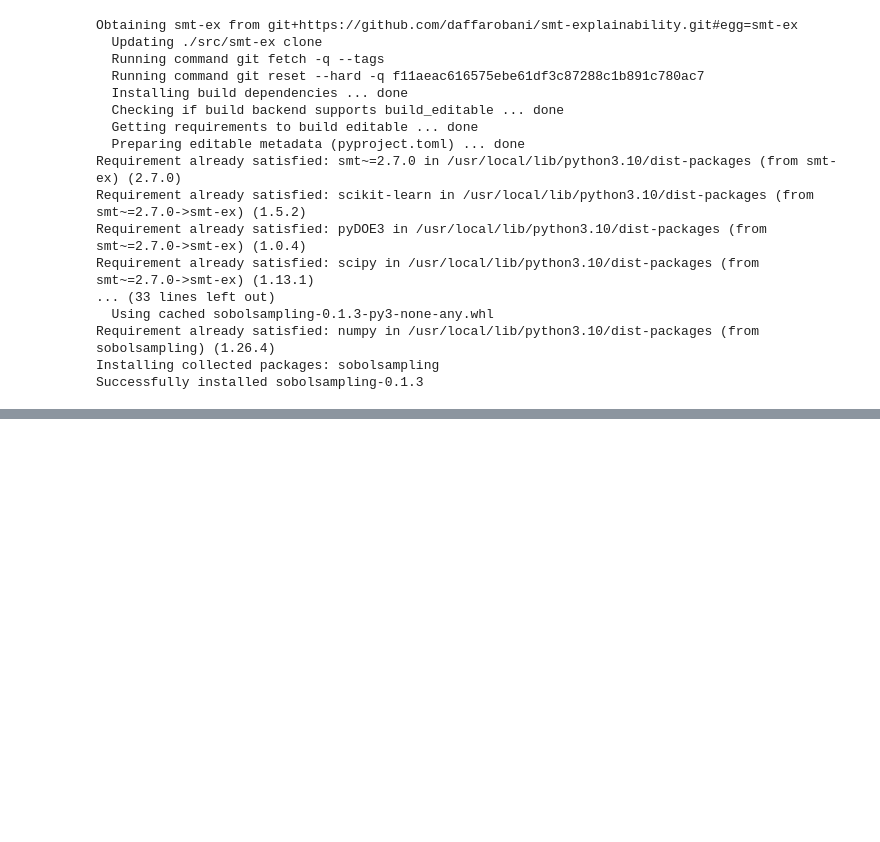
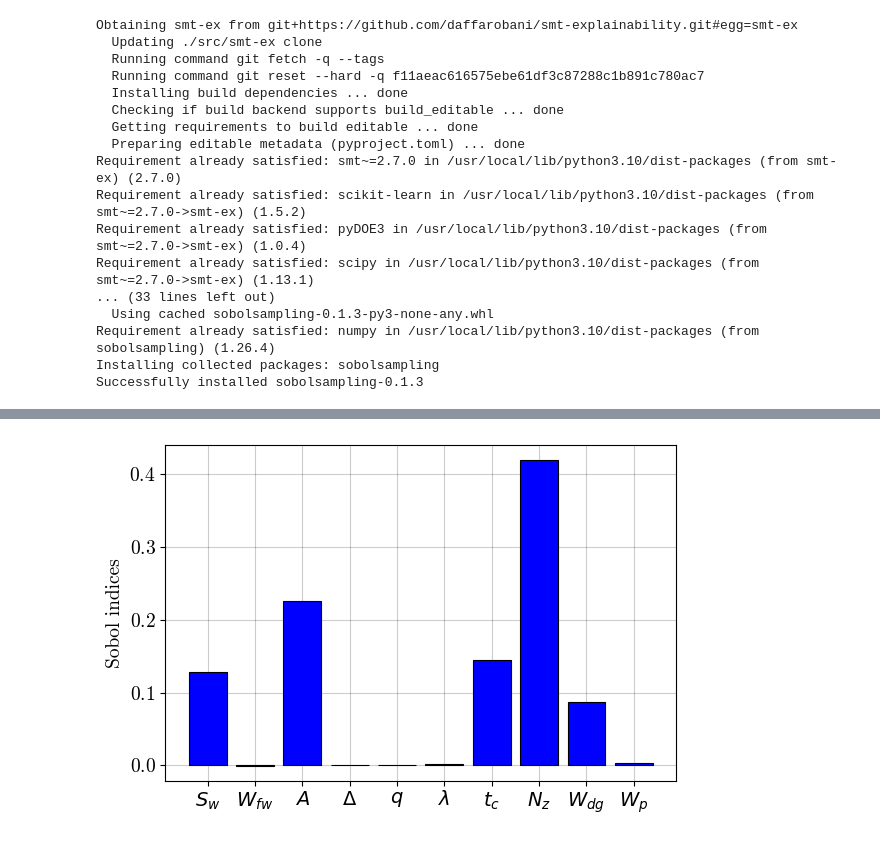
Before and after one commit to daffarobani/smt-explainability, a Jupyter notebook: smt_ex/examples/sobol_wing_weight.ipynb, the cells around one changed output, grey strips where cells are left out. Cells and saved outputs as stored; diff of their text form; code cells hidden in the pictures; blank space fills up the shorter version.

```diff
--- a/smt_ex/examples/sobol_wing_weight.ipynb
+++ b/smt_ex/examples/sobol_wing_weight.ipynb
@@ -78,0 +184,4 @@ gtm = GroundTruthModel()
+# %%
+gt_sobol_display.plot('total')
+# %% [output]
+[figure, added]
```
Also changed, not shown: parts of 10 cells of this notebook.
